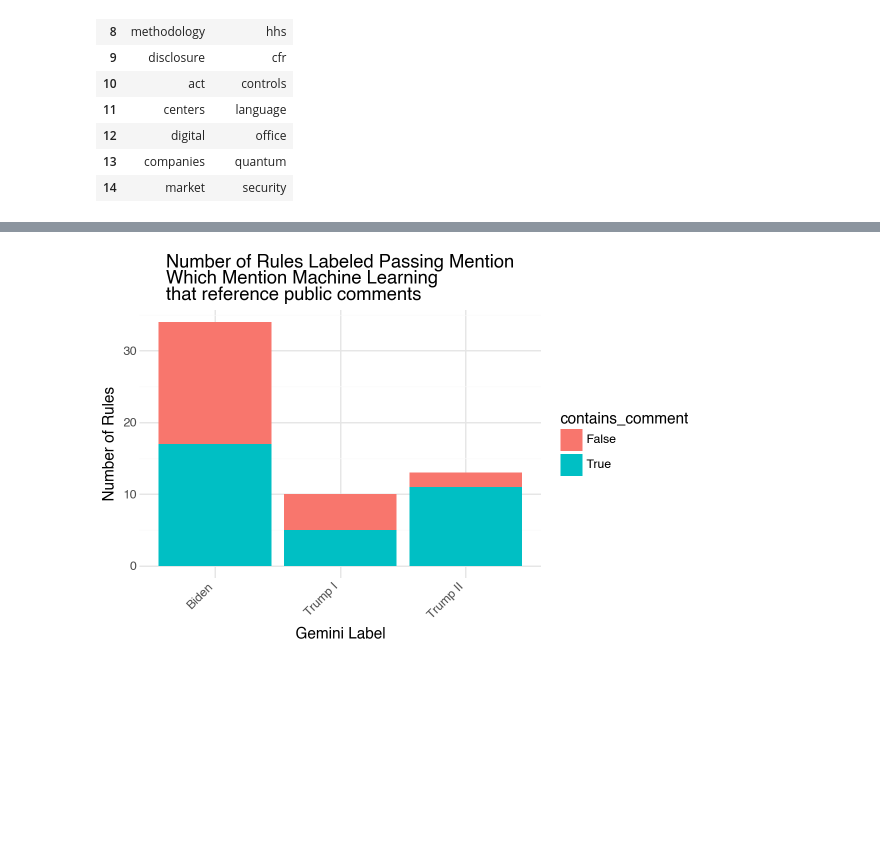
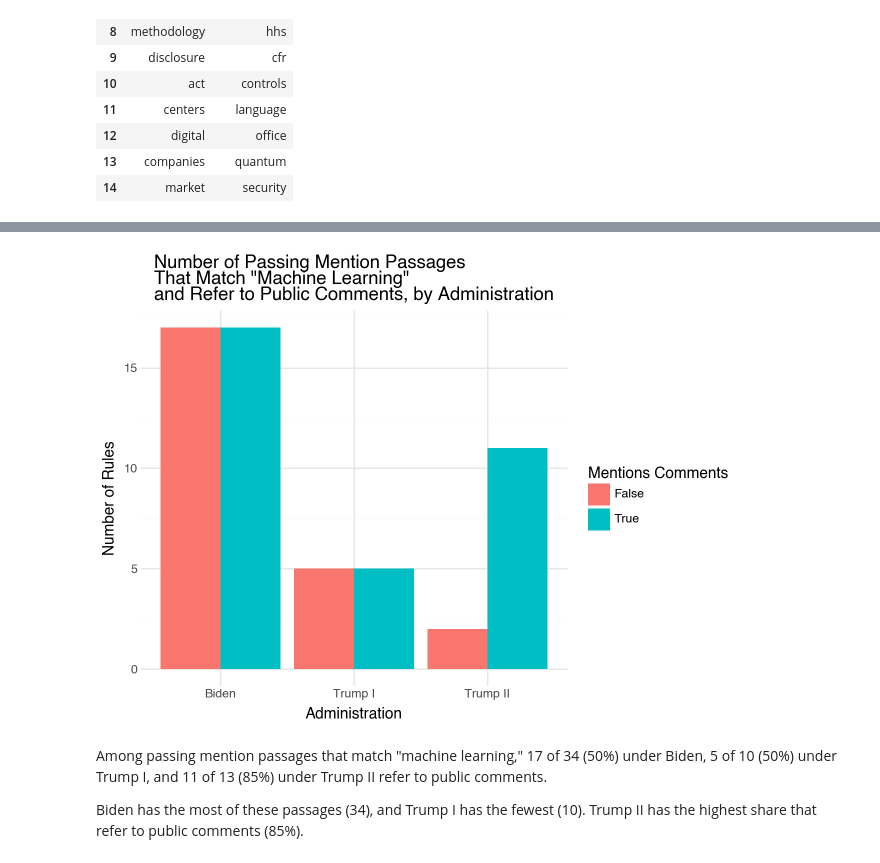
Before and after one commit to 4am1r/ComputingFinal_FederalRegister, a Jupyter notebook: scripts/04c_Analysis_by_Label.ipynb, the cells around one changed output, grey strips where cells are left out. Saved outputs shown, nothing was run; the diff lists cells and outputs as text; code cells hidden in the pictures; blank space fills up the shorter version.

Commit message:
Add data analysis to 04c label notebook
Added data tables, analysis text, and made some plot fixes

```diff
--- a/scripts/04c_Analysis_by_Label.ipynb
+++ b/scripts/04c_Analysis_by_Label.ipynb
@@ -150,11 +230,15 @@ plot3a
 # %%
-df_ml_true = df_label_matched[df_label_matched['matched_machine_learning'] == True]
-plot3a = (plotnine.ggplot(df_ml_true, plotnine.aes(x='administration',fill='contains_comment'))
-               + plotnine.geom_bar()  # Single clean color instead of a legend
-               + plotnine.labs(title='Number of Rules Labeled Passing Mention\nWhich Mention Machine Learning\nthat reference public comments', x='Gemini Label', y='Number of Rules')
-                + plotnine.theme_minimal()
-                + plotnine.theme(axis_text_x=plotnine.element_text(rotation=45, hjust=1), figure_size=(6, 4))
-)
-plot3a
+plot3b = (plotnine.ggplot(df_ml_true, plotnine.aes(x='administration', fill='contains_comment'))
+          + plotnine.geom_bar(position='dodge')
+          + plotnine.labs(title='Number of Passing Mention Passages\nThat Match "Machine Learning"\nand Refer to Public Comments, by Administration',
+                          x='Administration',
+                          y='Number of Rules',
+                          fill='Mentions Comments')
+          + plotnine.theme_minimal())
+plot3b
 # %% [output]
-[figure, old version]
+[figure, new version]
+# %% [markdown]
+Among passing mention passages that match "machine learning," 17 of 34 (50%) under Biden, 5 of 10 (50%) under Trump I, and 11 of 13 (85%) under Trump II refer to public comments.
+
+Biden has the most of these passages (34), and Trump I has the fewest (10). Trump II has the highest share that refer to public comments (85%).
```
Also changed, not shown: parts of 20 cells of this notebook.
